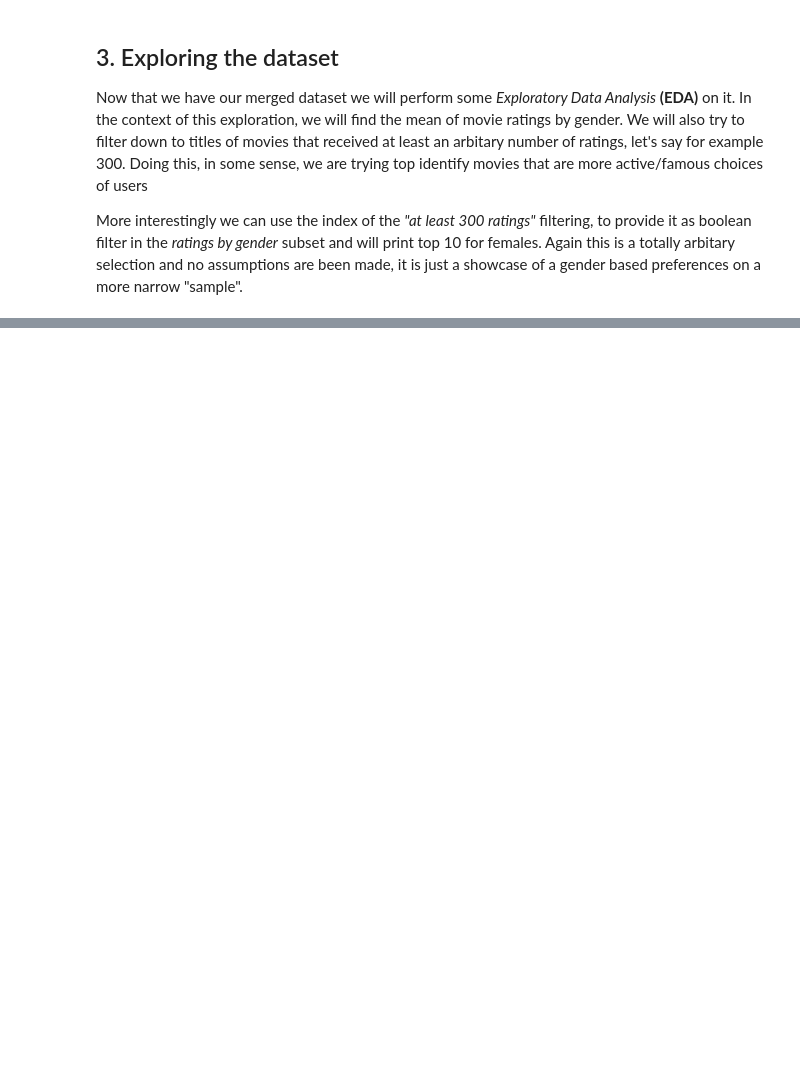
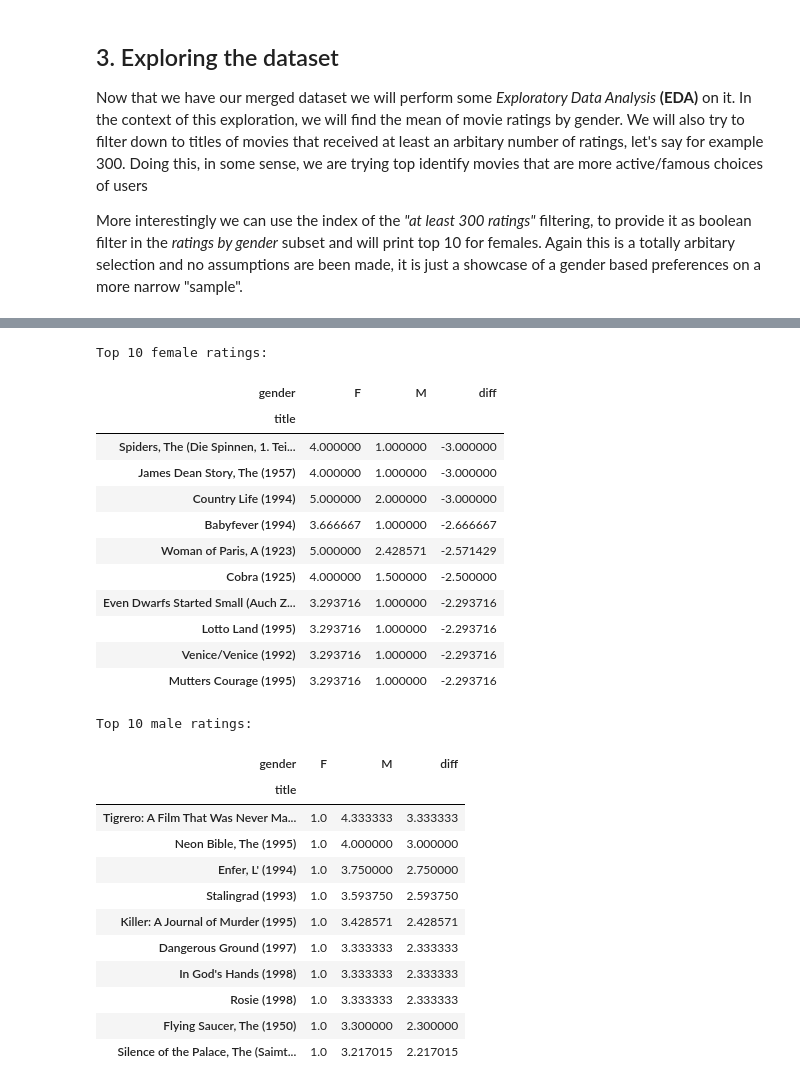
Before and after one commit to DimKapoulas/Movie-ratings-analysis, a Jupyter notebook: Untitled.ipynb, the cells around one changed output, grey strips where cells are left out. Cells and saved outputs as stored; diff of their text form; code cells hidden in the pictures; blank space fills up the shorter version.

Commit message:
Done filtering by gender.Need to calc standard deviation

```diff
--- a/Untitled.ipynb
+++ b/Untitled.ipynb
@@ -167,0 +167,43 @@ Top 10 films by females
+# %%
+# Get mean difference. Sort them, fill nan values
+# mean_ratings.fillna(0.0, axis=0, inplace=True)
+mean_ratings.fillna(mean_ratings.mean(), inplace=True)
+mean_ratings['diff'] = mean_ratings['M'] - mean_ratings['F']
+# mean_ratings.dropna(axis=0, inplace=True)
+
+sorted_by_diff = mean_ratings.sort_values(by='diff')
+
+# Print top10 for female preference
+print("Top 10 female ratings:")
+display(sorted_by_diff[:10])
+
+# Print in reverse order to get the male preference
+print("Top 10 male ratings:")
+display(sorted_by_diff[::-1][:10])
+# %% [output]
+Top 10 female ratings:
+| gender | F | M | diff |
+| title |  |  |  |
+| Spiders, The (Die Spinnen, 1. Tei... | 4.000000 | 1.000000 | -3.000000 |
+| James Dean Story, The (1957) | 4.000000 | 1.000000 | -3.000000 |
+| Country Life (1994) | 5.000000 | 2.000000 | -3.000000 |
+| Babyfever (1994) | 3.666667 | 1.000000 | -2.666667 |
+| Woman of Paris, A (1923) | 5.000000 | 2.428571 | -2.571429 |
+| Cobra (1925) | 4.000000 | 1.500000 | -2.500000 |
+| Even Dwarfs Started Small (Auch Z... | 3.293716 | 1.000000 | -2.293716 |
+| Lotto Land (1995) | 3.293716 | 1.000000 | -2.293716 |
+| Venice/Venice (1992) | 3.293716 | 1.000000 | -2.293716 |
+| Mutters Courage (1995) | 3.293716 | 1.000000 | -2.293716 |
+Top 10 male ratings:
+| gender | F | M | diff |
+| title |  |  |  |
+| Tigrero: A Film That Was Never Ma... | 1.0 | 4.333333 | 3.333333 |
+| Neon Bible, The (1995) | 1.0 | 4.000000 | 3.000000 |
+| Enfer, L' (1994) | 1.0 | 3.750000 | 2.750000 |
+| Stalingrad (1993) | 1.0 | 3.593750 | 2.593750 |
+| Killer: A Journal of Murder (1995) | 1.0 | 3.428571 | 2.428571 |
+| Dangerous Ground (1997) | 1.0 | 3.333333 | 2.333333 |
+| In God's Hands (1998) | 1.0 | 3.333333 | 2.333333 |
+| Rosie (1998) | 1.0 | 3.333333 | 2.333333 |
+| Flying Saucer, The (1950) | 1.0 | 3.300000 | 2.300000 |
+| Silence of the Palace, The (Saimt... | 1.0 | 3.217015 | 2.217015 |
```
Also changed, not shown: parts of 4 cells of this notebook.
